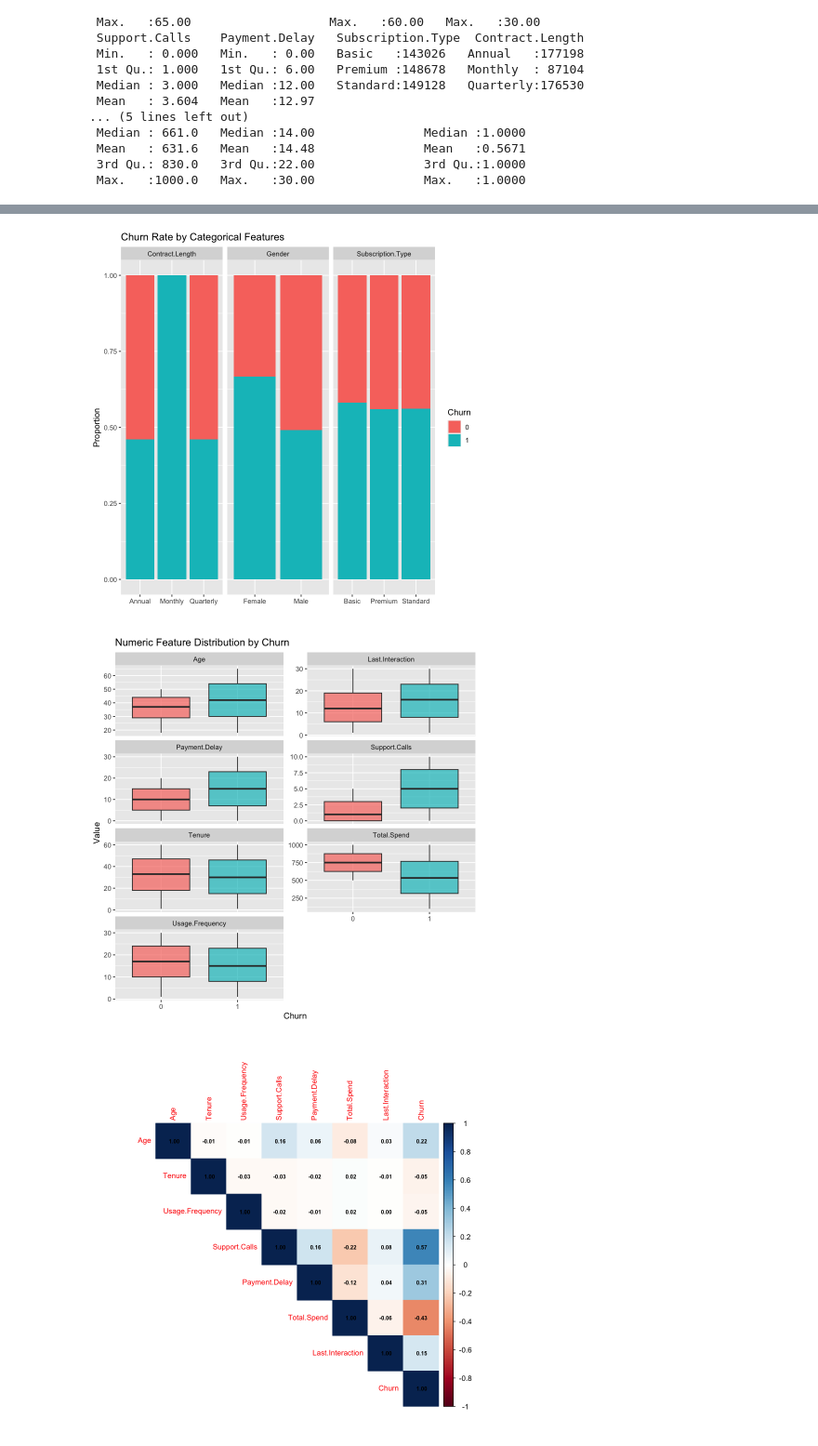
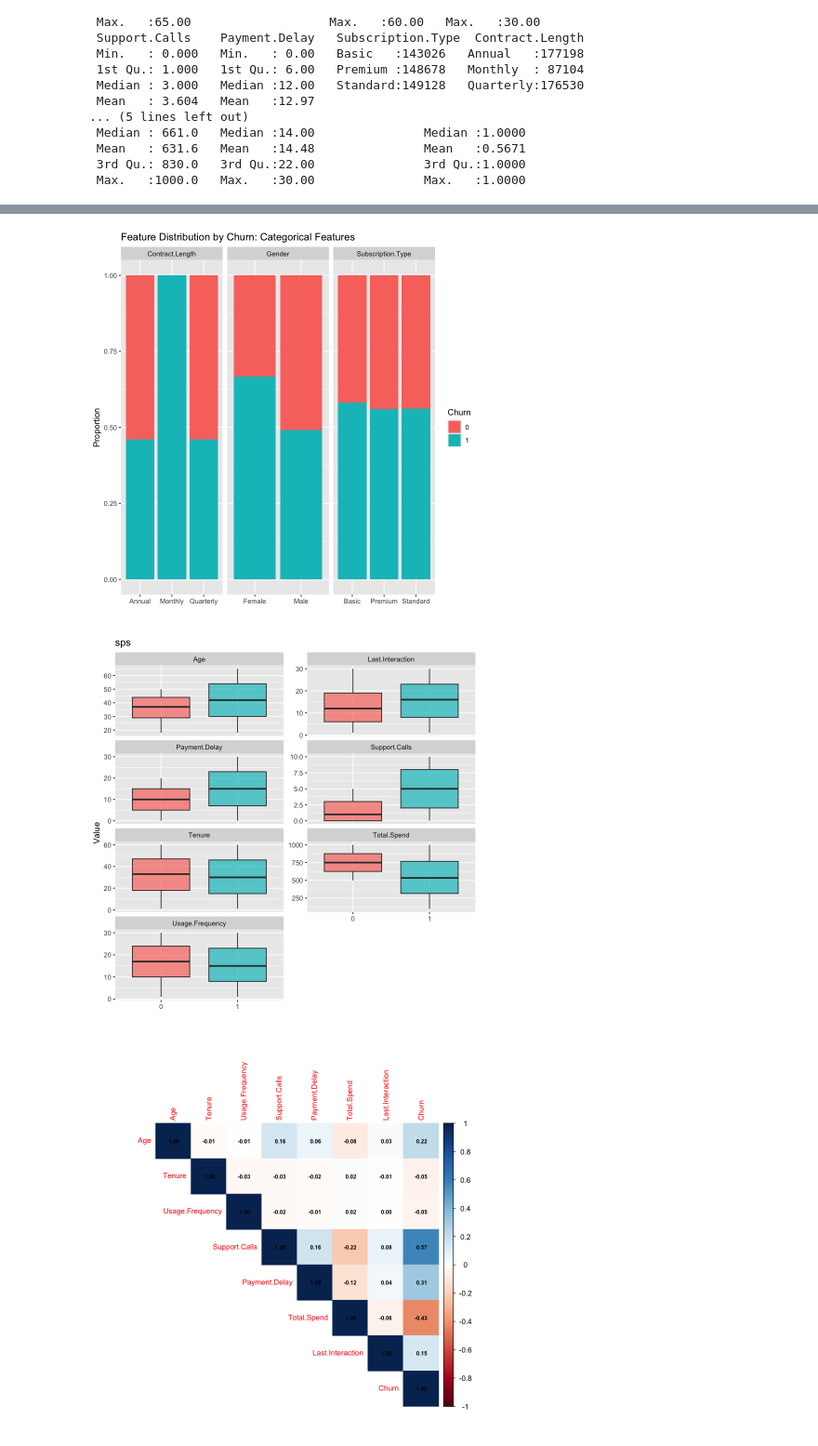
Before and after one commit to ShengPeiWilliam/telecom-churn-ml, a Jupyter notebook: code/churn_analysis.ipynb, the cells around one changed output, grey strips where cells are left out. Shown at 93% size. Saved outputs shown, nothing was run; the diff lists cells and outputs as text; code cells hidden in the pictures.

```diff
--- a/code/churn_analysis.ipynb
+++ b/code/churn_analysis.ipynb
@@ -107,27 +125,27 @@ df.cat.long <- pivot_longer(data = df.train[, c("Churn", categorical.features)],
 ggplot(df.cat.long, aes(x = value, fill = Churn)) +
     geom_bar(position = "fill")+
     facet_wrap(~feature, scales = "free_x")+
-    labs(title = "Churn Rate by Categorical Features",
+    labs(title = "Feature Distribution by Churn: Categorical Features",
          x = "", y = "Proportion")
 # %% [output]
-[figure, old version]
+[figure, new version]
 # %%
 numeric.features <- c("Age", "Tenure", "Usage.Frequency", "Support.Calls",
                   "Payment.Delay", "Total.Spend", "Last.Interaction")
 
 df.long <- pivot_longer(data = df.train[, c("Churn", numeric.features)],
                         cols = -Churn,
                         names_to = "feature",
                         values_to = "value")
 
 ggplot(df.long, aes(x = Churn, y = value, fill = Churn)) +
     geom_boxplot(outlier.size = 0.5, alpha = 0.7) +
     facet_wrap(~ feature, scales = "free_y", ncol = 2) +
-    labs(title = "Numeric Feature Distribution by Churn",
-         x = "Churn", y = "Value") +
+    labs(title = "sps ",
+         x = "", y = "Value") +
     theme(legend.position = "none")
 # %% [output]
-[figure, old version]
+[figure, new version]
 # %%
 cor.data <- df.train[, numeric.features]
 cor.data$Churn <- df.train$Churn.num
```
Also changed, not shown: parts of 6 cells of this notebook, 2 other files.
